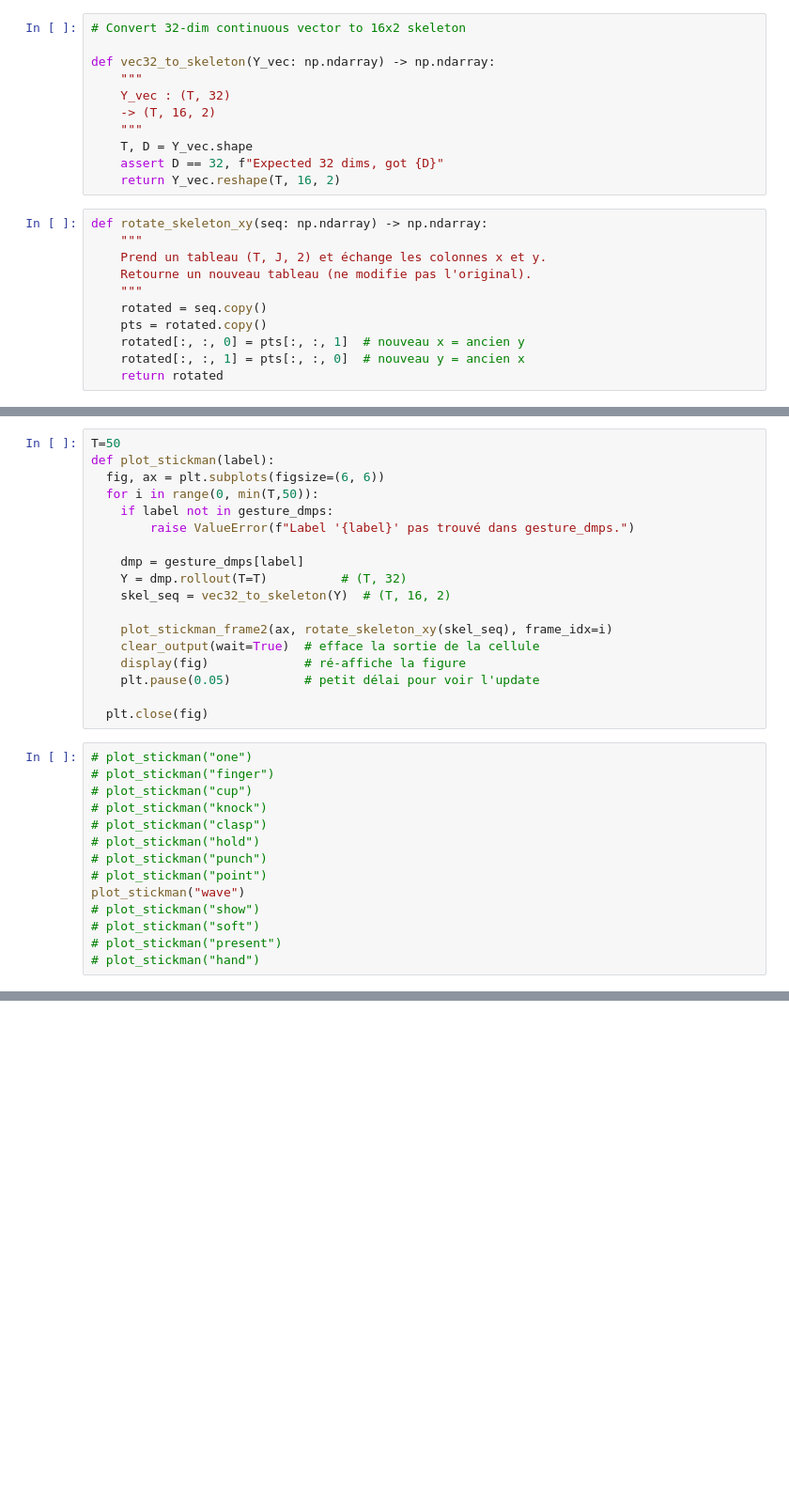
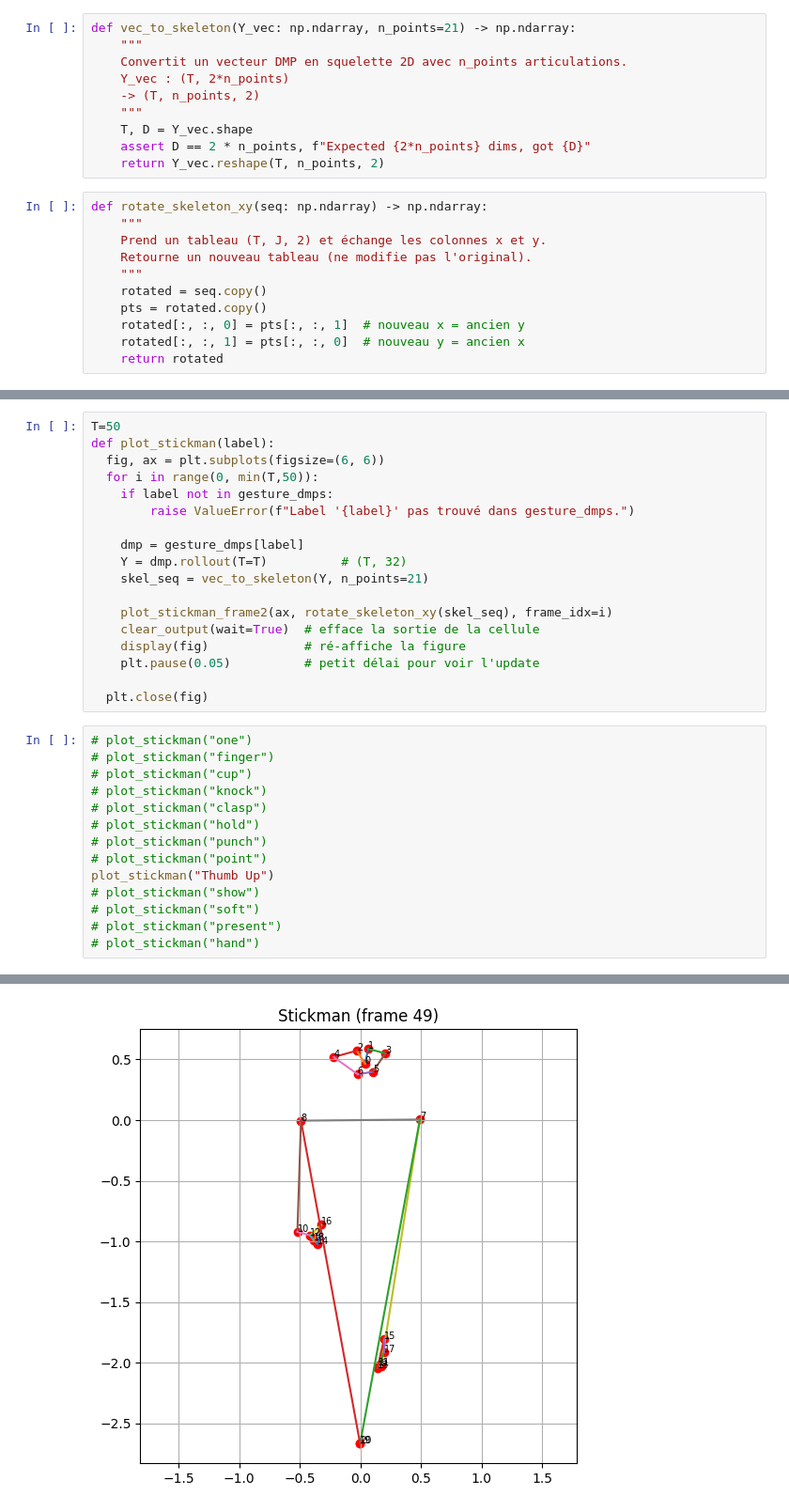
Before and after one commit to vpovse/social_gesture_learning, a Jupyter notebook: dmp_stickman.ipynb, the cells around one changed output, grey strips where cells are left out. Shown: that part at 94% size. Cells and saved outputs as stored; diff of their text form; blank space fills up the shorter version.

```diff
--- a/dmp_stickman.ipynb
+++ b/dmp_stickman.ipynb
@@ -105,14 +105,13 @@ KEYPOINTS = [2, 5, 9, 10, 11, 12] + list(range(13, 23))
 # %%
-# Convert 32-dim continuous vector to 16x2 skeleton
-
-def vec32_to_skeleton(Y_vec: np.ndarray) -> np.ndarray:
+def vec_to_skeleton(Y_vec: np.ndarray, n_points=21) -> np.ndarray:
     """
-    Y_vec : (T, 32)
-    -> (T, 16, 2)
+    Convertit un vecteur DMP en squelette 2D avec n_points articulations.
+    Y_vec : (T, 2*n_points)
+    -> (T, n_points, 2)
     """
     T, D = Y_vec.shape
-    assert D == 32, f"Expected 32 dims, got {D}"
-    return Y_vec.reshape(T, 16, 2)
+    assert D == 2 * n_points, f"Expected {2*n_points} dims, got {D}"
+    return Y_vec.reshape(T, n_points, 2)
 # %%
 def rotate_skeleton_xy(seq: np.ndarray) -> np.ndarray:
     """
@@ -187,7 +207,7 @@ def plot_stickman(label):
 
     dmp = gesture_dmps[label]
     Y = dmp.rollout(T=T)          # (T, 32)
-    skel_seq = vec32_to_skeleton(Y)  # (T, 16, 2)
+    skel_seq = vec_to_skeleton(Y, n_points=21)
 
     plot_stickman_frame2(ax, rotate_skeleton_xy(skel_seq), frame_idx=i)
     clear_output(wait=True)  # efface la sortie de la cellule
@@ -204,7 +224,7 @@ def plot_stickman(label):
 # plot_stickman("hold")
 # plot_stickman("punch")
 # plot_stickman("point")
-plot_stickman("wave")
+plot_stickman("Thumb Up")
 # plot_stickman("show")
 # plot_stickman("soft")
 # plot_stickman("present")
@@ -213,0 +233 @@ KeyboardInterrupt:
+[figure, added]
```
Also changed, not shown: parts of 5 cells of this notebook, 2 other files.
